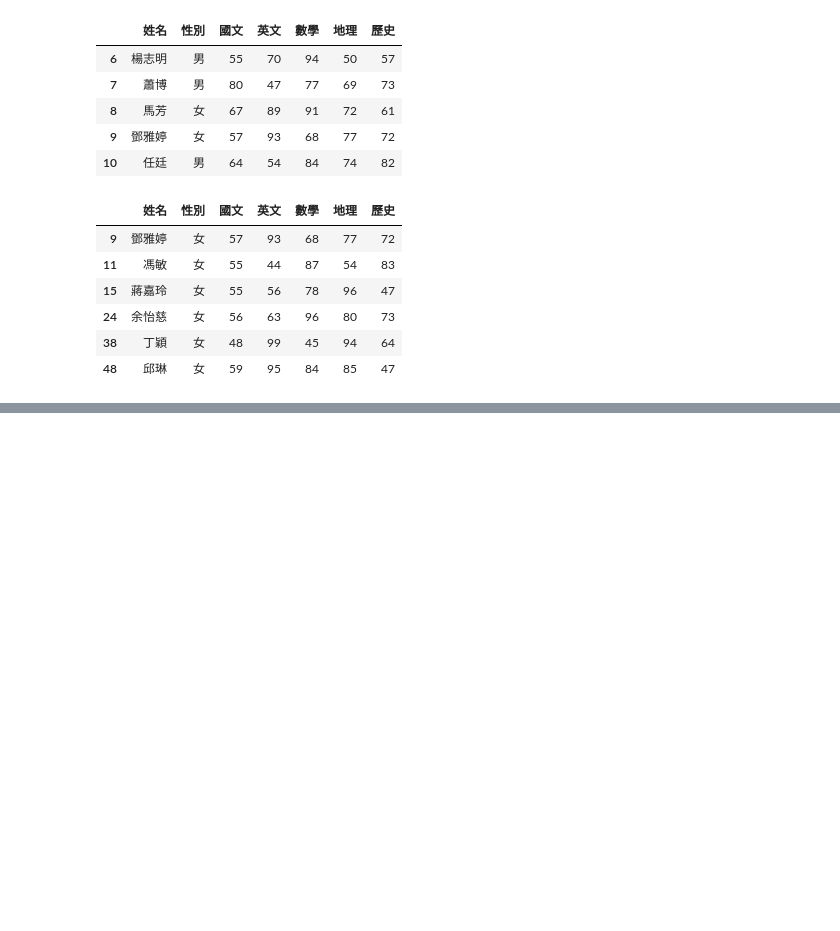
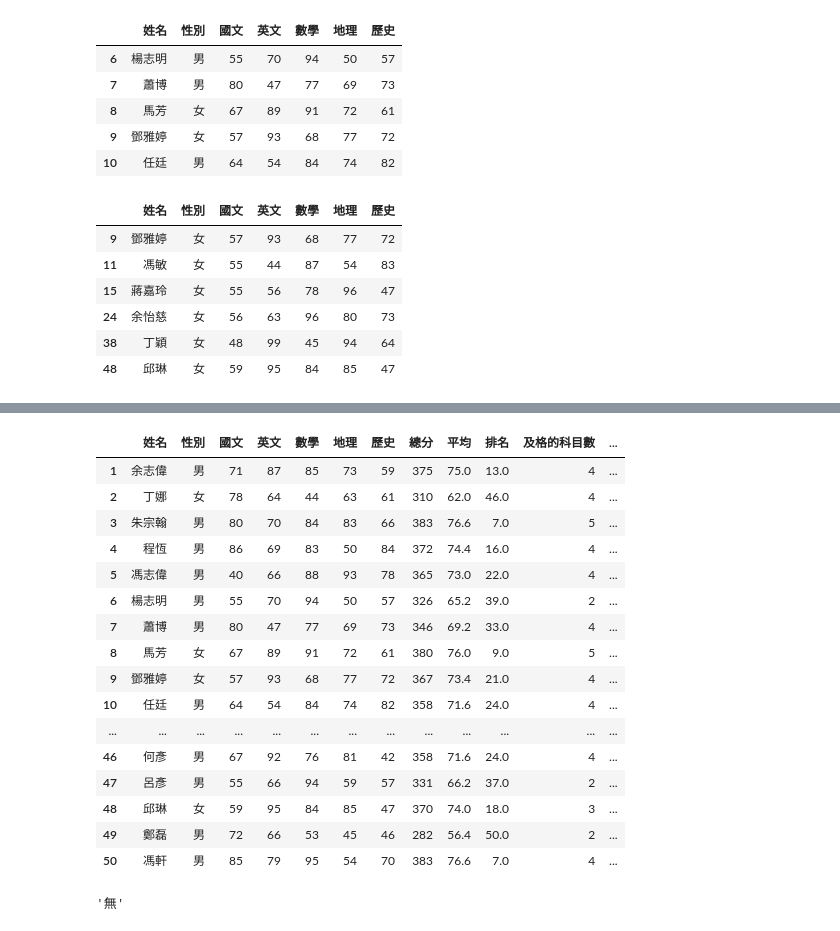
Before and after one commit to Julianne-liao/python_project, a Jupyter notebook: 07_18/practice1.ipynb, the cells around one changed output, grey strips where cells are left out. Drawn from its saved outputs; the diff is of its cells as text; code cells hidden in the pictures; blank space fills up the shorter version.

```diff
--- a/07_18/practice1.ipynb
+++ b/07_18/practice1.ipynb
@@ -64,0 +91,33 @@ scores_df.sort_values(by='排名')
+# %%
+def get_failing_subjects(row):
+    subjects = ['國文', '英文', '數學', '地理', '歷史']
+    failing = [subj for subj in subjects if row[subj] < 60]
+    return ','.join(failing) if failing else "無"
+
+
+scores_df["不及格的科目名稱"] = scores_df[['國文', '英文', '數學', '地理', '歷史']].apply(get_failing_subjects,axis=1)
+scores_df
+# %% [output]
+|  | 姓名 | 性別 | 國文 | 英文 | 數學 | 地理 | 歷史 | 總分 | 平均 | 排名 | 及格的科目數 | ... |
+| 1 | 余志偉 | 男 | 71 | 87 | 85 | 73 | 59 | 375 | 75.0 | 13.0 | 4 | ... |
+| 2 | 丁娜 | 女 | 78 | 64 | 44 | 63 | 61 | 310 | 62.0 | 46.0 | 4 | ... |
+| 3 | 朱宗翰 | 男 | 80 | 70 | 84 | 83 | 66 | 383 | 76.6 | 7.0 | 5 | ... |
+| 4 | 程恆 | 男 | 86 | 69 | 83 | 50 | 84 | 372 | 74.4 | 16.0 | 4 | ... |
+| 5 | 馮志偉 | 男 | 40 | 66 | 88 | 93 | 78 | 365 | 73.0 | 22.0 | 4 | ... |
+| 6 | 楊志明 | 男 | 55 | 70 | 94 | 50 | 57 | 326 | 65.2 | 39.0 | 2 | ... |
+| 7 | 蕭博 | 男 | 80 | 47 | 77 | 69 | 73 | 346 | 69.2 | 33.0 | 4 | ... |
+| 8 | 馬芳 | 女 | 67 | 89 | 91 | 72 | 61 | 380 | 76.0 | 9.0 | 5 | ... |
+| 9 | 鄧雅婷 | 女 | 57 | 93 | 68 | 77 | 72 | 367 | 73.4 | 21.0 | 4 | ... |
+| 10 | 任廷 | 男 | 64 | 54 | 84 | 74 | 82 | 358 | 71.6 | 24.0 | 4 | ... |
+| ... | ... | ... | ... | ... | ... | ... | ... | ... | ... | ... | ... | ... |
+| 46 | 何彥 | 男 | 67 | 92 | 76 | 81 | 42 | 358 | 71.6 | 24.0 | 4 | ... |
+| 47 | 呂彥 | 男 | 55 | 66 | 94 | 59 | 57 | 331 | 66.2 | 37.0 | 2 | ... |
+| 48 | 邱琳 | 女 | 59 | 95 | 84 | 85 | 47 | 370 | 74.0 | 18.0 | 3 | ... |
+| 49 | 鄭磊 | 男 | 72 | 66 | 53 | 45 | 46 | 282 | 56.4 | 50.0 | 2 | ... |
+| 50 | 馮軒 | 男 | 85 | 79 | 95 | 54 | 70 | 383 | 76.6 | 7.0 | 4 | ... |
+# %%
+[subj for subj in [30, 40, 50] if subj <= 40] #list綜合表達式
+fallings = []
+','.join(fallings) if fallings else "無"
+# %% [output]
+'無'
```
Also changed, not shown: parts of 2 cells of this notebook.
